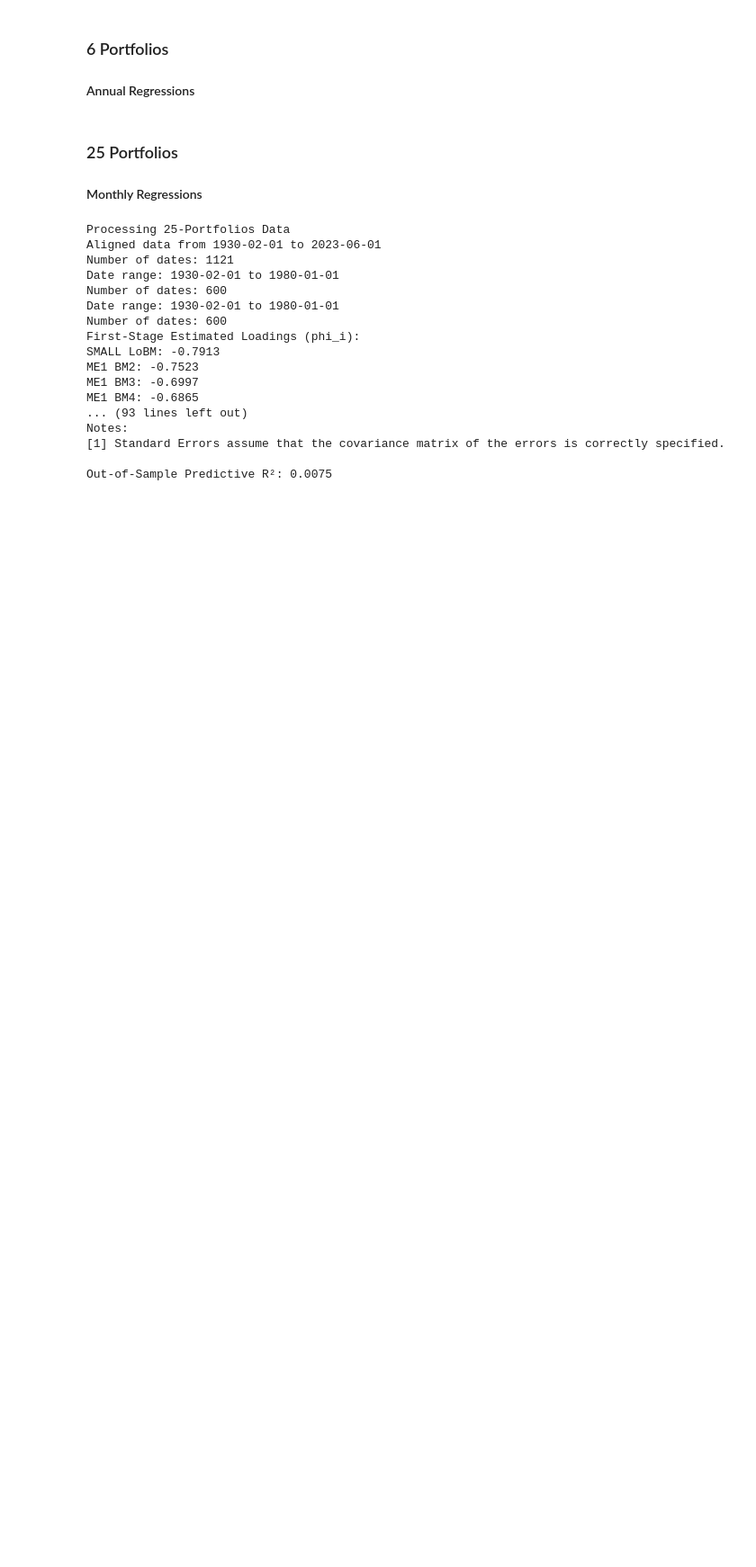
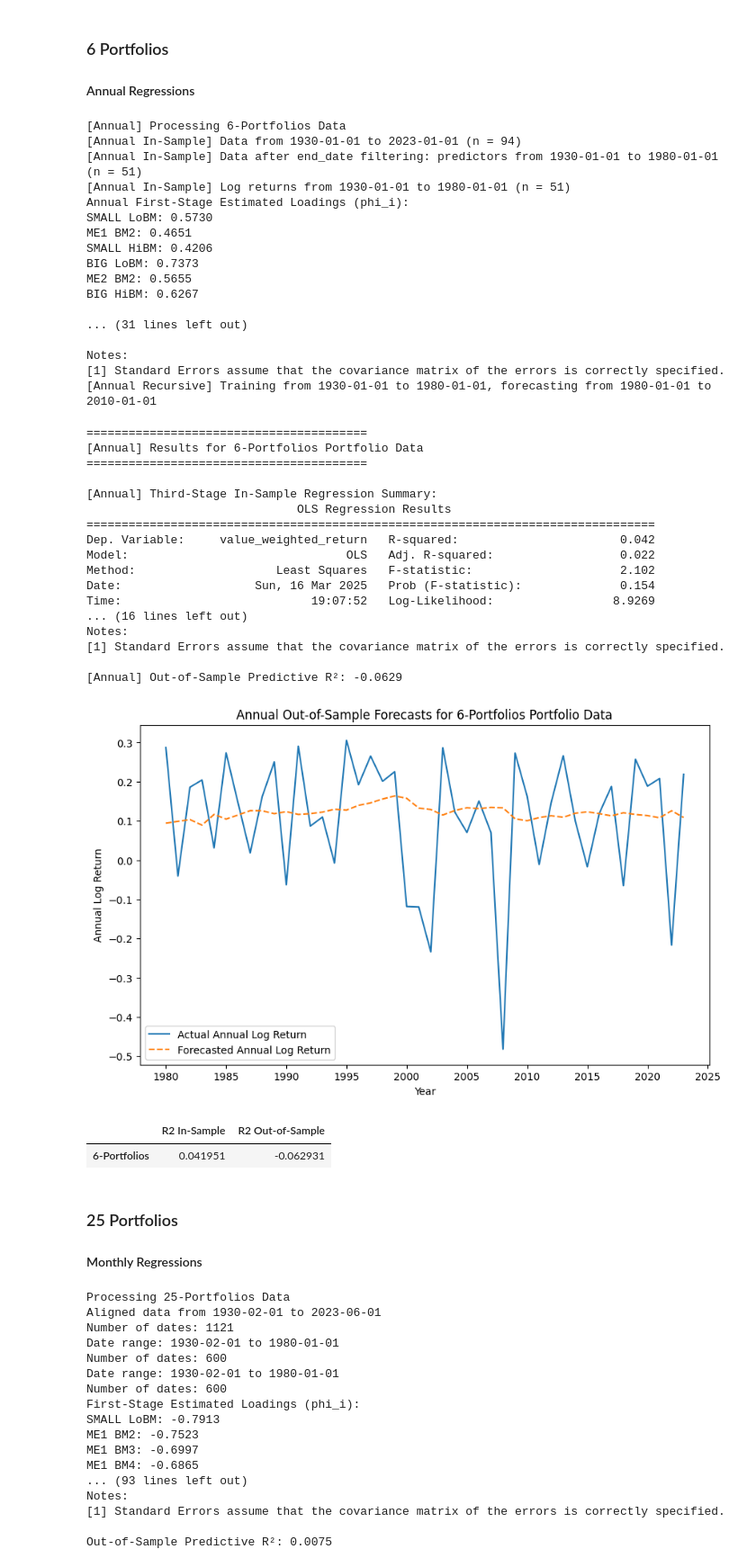
Before and after one commit to jaredszajkowski/finm32900_project_group6, a Jupyter notebook: src/01_Market_Expectations_In_The_Cross-Section_Of_Present_Values_Final.ipynb, the cells around one changed output. Shown at 90% size. Saved outputs shown, nothing was run; the diff lists cells and outputs as text; code cells hidden in the pictures; blank space fills up the shorter version.

```diff
--- a/src/01_Market_Expectations_In_The_Cross-Section_Of_Present_Values_Final.ipynb
+++ b/src/01_Market_Expectations_In_The_Cross-Section_Of_Present_Values_Final.ipynb
@@ -208,33 +206,76 @@ Out-of-Sample Predictive R²: 0.0038
 # %%
 def regress_annual():
     portfolio_datasets = {
         "6-Portfolios": "6_Portfolios_2x3"
     }
     results = {}
     for label, dataset_name in portfolio_datasets.items():
         print(f"\n[Annual] Processing {label} Data")
         in_sample_results = regressions.run_in_sample_pls_annual(
             dataset_name=dataset_name,
             weighting="BE_FYt-1_to_ME_June_t",
             h=1,
             end_date='1980-01-01'
         )
         forecast_series, actual_series, R2_oos = regressions.run_recursive_forecast_annual(
             dataset_name=dataset_name,
             weighting="BE_FYt-1_to_ME_June_t",
             h=1,
             start_train_year=1930,
             end_train_year=1980,
             end_forecast_year=2010,
             n_components=1
         )
         regressions.display_results_annual(label, in_sample_results, forecast_series, actual_series, R2_oos)
+
         results[label] = {
-            "in_sample": in_sample_results,
-            "forecast_series": forecast_series,
-            "actual_series": actual_series,
-            "R2_oos": R2_oos
+            "R2 In-Sample": in_sample_results["third_model"].rsquared,
+            "R2 Out-of-Sample": R2_oos
         }
+
     return results
 
-regress_annual()
+# Run function and extract summary DataFrame
+results_annual = regress_annual()
+summary_df_6_annual = pd.DataFrame(results_annual).T
+
+# Display the DataFrame
+summary_df_6_annual
+# %% [output]
+[Annual] Processing 6-Portfolios Data
+[Annual In-Sample] Data from 1930-01-01 to 2023-01-01 (n = 94)
+[Annual In-Sample] Data after end_date filtering: predictors from 1930-01-01 to 1980-01-01 (n = 51)
+[Annual In-Sample] Log returns from 1930-01-01 to 1980-01-01 (n = 51)
+Annual First-Stage Estimated Loadings (phi_i):
+SMALL LoBM: 0.5730
+ME1 BM2: 0.4651
+SMALL HiBM: 0.4206
+BIG LoBM: 0.7373
+ME2 BM2: 0.5655
+BIG HiBM: 0.6267
+
+... (31 lines left out)
+
+Notes:
+[1] Standard Errors assume that the covariance matrix of the errors is correctly specified.
+[Annual Recursive] Training from 1930-01-01 to 1980-01-01, forecasting from 1980-01-01 to 2010-01-01
+========================================
+[Annual] Results for 6-Portfolios Portfolio Data
+========================================
+
+[Annual] Third-Stage In-Sample Regression Summary:
+                              OLS Regression Results
+=================================================================================
+Dep. Variable:     value_weighted_return   R-squared:                       0.042
+Model:                               OLS   Adj. R-squared:                  0.022
+Method:                    Least Squares   F-statistic:                     2.102
+Date:                   Sun, 16 Mar 2025   Prob (F-statistic):              0.154
+Time:                           19:07:52   Log-Likelihood:                 8.9269
+... (16 lines left out)
+Notes:
+[1] Standard Errors assume that the covariance matrix of the errors is correctly specified.
+
+[Annual] Out-of-Sample Predictive R²: -0.0629
+[figure, added]
+|  | R2 In-Sample | R2 Out-of-Sample |
+| 6-Portfolios | 0.041951 | -0.062931 |
```
Also changed, not shown: parts of 11 cells of this notebook, 2 other files.
